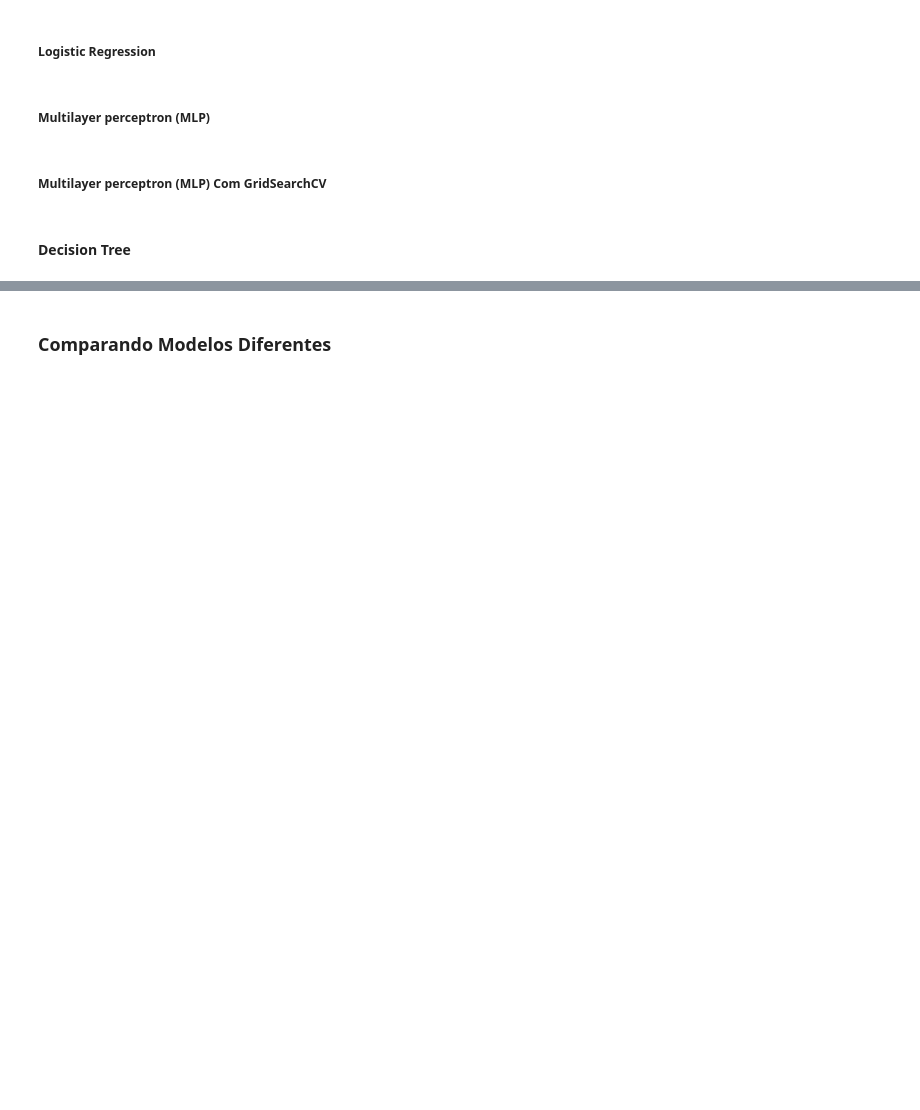
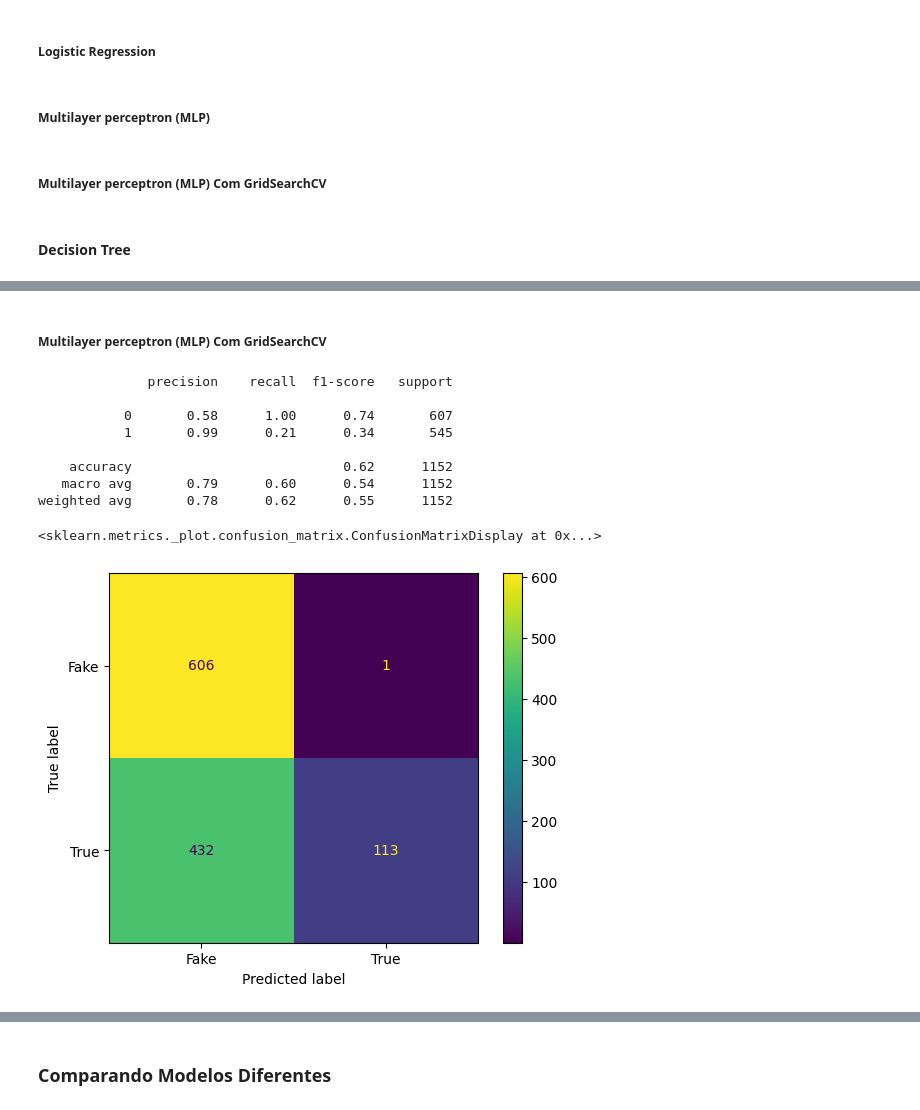
Before and after one commit to Systematicos/Model-dectation-fake-news, a Jupyter notebook: notebooks/main.ipynb, the cells around one changed output, grey strips where cells are left out. Cells and saved outputs as stored; diff of their text form; code cells hidden in the pictures; blank space fills up the shorter version.

```diff
--- a/notebooks/main.ipynb
+++ b/notebooks/main.ipynb
@@ -109,0 +289,23 @@ ConfusionMatrixDisplay(confusion_matrix=cm, display_labels=['Fake','True']).plot
+# %% [markdown]
+##### Multilayer perceptron (MLP) Com GridSearchCV
+# %%
+
+y_test_pred = mlpG.predict(X_test)
+y_test_pred = (y_test_pred > 0.75)
+mlpG_acc = round(accuracy_score(Y_test, y_test_pred) * 100, 2)
+
+cm = confusion_matrix(Y_test, y_test_pred)
+print(classification_report(Y_test, y_test_pred))
+
+ConfusionMatrixDisplay(confusion_matrix=cm, display_labels=['Fake','True']).plot()
+# %% [output]
+              precision    recall  f1-score   support
+
+           0       0.58      1.00      0.74       607
+           1       0.99      0.21      0.34       545
+
+    accuracy                           0.62      1152
+   macro avg       0.79      0.60      0.54      1152
+weighted avg       0.78      0.62      0.55      1152
+<sklearn.metrics._plot.confusion_matrix.ConfusionMatrixDisplay at 0x...>
+[figure, added]
```
Also changed, not shown: parts of 51 cells of this notebook, 9 other files.
